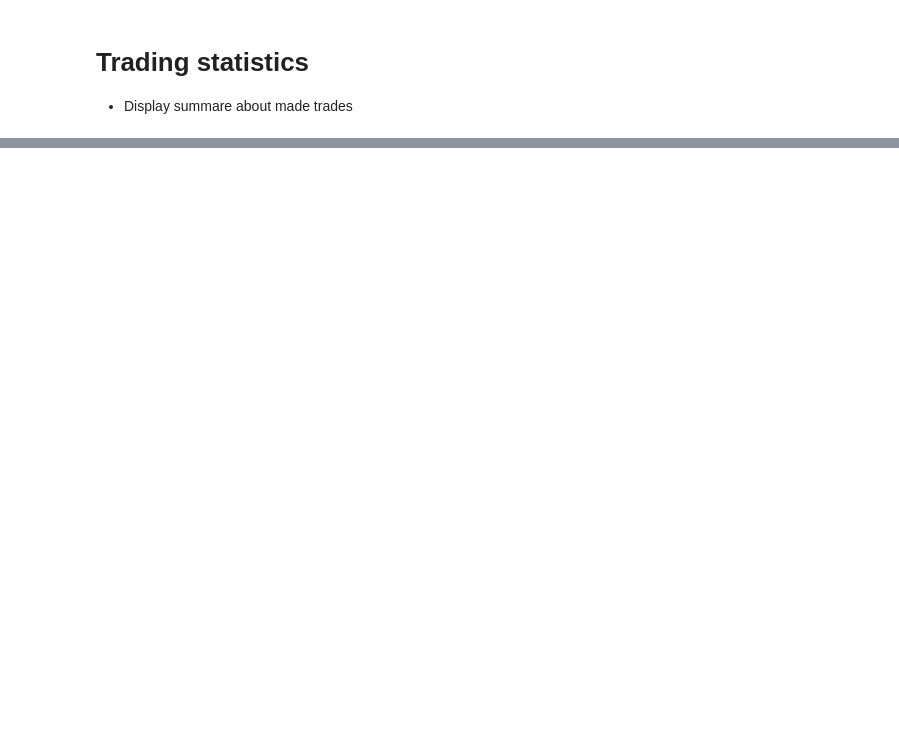
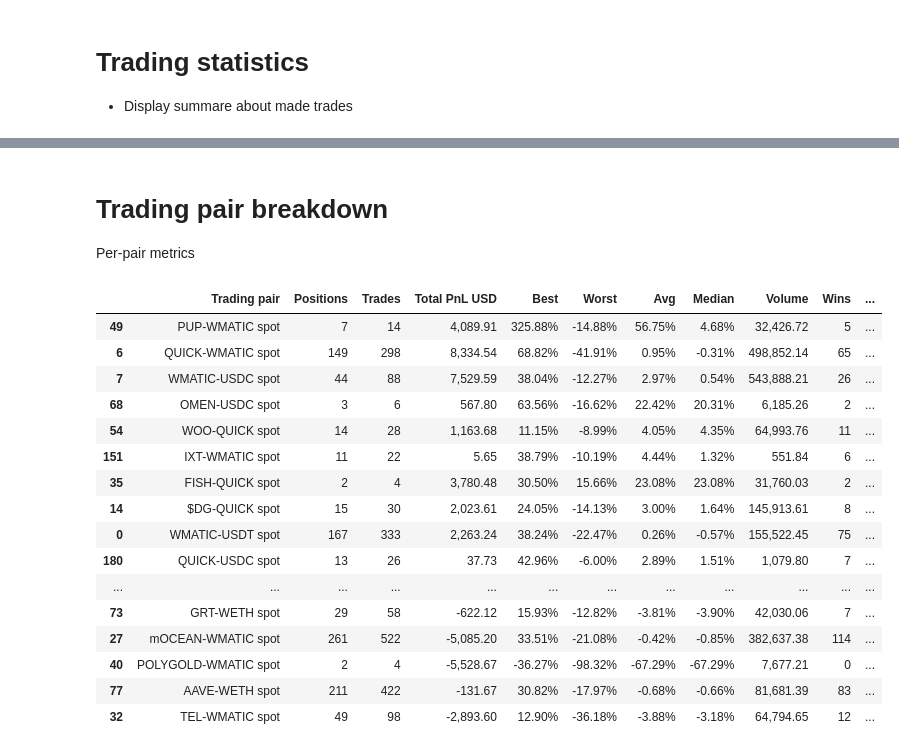
Before and after one commit to tradingstrategy-ai/getting-started, a Jupyter notebook: notebooks/single-backtest/liquidity-risk-analysis.ipynb, the cells around one changed output, grey strips where cells are left out. Cells and saved outputs as stored; diff of their text form; code cells hidden in the pictures; blank space fills up the shorter version.

Commit message:
Update liquidity risk analysis notebook

```diff
--- a/notebooks/single-backtest/liquidity-risk-analysis.ipynb
+++ b/notebooks/single-backtest/liquidity-risk-analysis.ipynb
@@ -63,7 +68,7 @@ class Parameters:
     - Both live trading and backtesting parameters
     """
 
-    id = "portfolio-construction" # Used in cache paths
+    id = "liquidity-risk-analysis" # Used in cache paths
 
     cycle_duration = CycleDuration.d1  # Daily rebalance
     candle_time_bucket = TimeBucket.d1
@@ -74,7 +79,7 @@ class Parameters:
     minimum_rebalance_trade_percent = 0.25  # Portfolio must change at least 1/4 before we start doing rebalance trades
 
     #
-    # Filtering and data quality
+    # Liquidity risk analysis and data quality
     #
     min_liquidity = 100_000  # Do not trade pairs below this amount of USD locked in TVL
     min_price = 0.000001  # Filter out trading pairs with bad price units
@@ -85,12 +90,11 @@ class Parameters:
     #
     chain_id = ChainId.polygon
     routing = TradeRouting.default  # Pick default routes for trade execution
-    required_history_period = datetime.timedelta(days=rsi_length + 1)
 
     #
     # Backtesting only
     #
-    backtest_start = datetime.datetime(2023, 1, 1)
+    backtest_start = datetime.datetime(2021, 1, 1)
     backtest_end = datetime.datetime(2024, 1, 1)
     initial_cash = 10_000
     stop_loss_time_bucket = TimeBucket.h1  # Must match scripts/prefilter-polygon.py
@@ -267,22 +301,25 @@ strategy_universe = create_trading_universe(
 - We use `pandas_ta` Python package to calculate technical indicators
 - These indicators are precalculated and cached on the disk
 # %%
+from tradeexecutor.state.identifier import TradingPairIdentifier
 import pandas as pd
 import pandas_ta
 
-from tradeexecutor.analysis.regime import Regime
 from tradeexecutor.strategy.execution_context import ExecutionContext
 from tradeexecutor.strategy.pandas_trader.indicator import IndicatorSet, IndicatorSource
 from tradeexecutor.strategy.parameters import StrategyParameters
 from tradeexecutor.strategy.trading_strategy_universe import TradingStrategyUniverse
-from tradingstrategy.utils.groupeduniverse import resample_candles
 
 
-def rsi_safe(close_series: pd.Series, length: int):
-    # Work around tokens that appear only for few hours*
+def rsi_safe(close_series: pd.Series, pair: TradingPairIdentifier, length: int):
+    # Work around tokens that appear only for few hours
     if len(close_series) > length:
-        return pandas_ta.rsi(close_series, length)
+        assert close_series.index.is_monotonic_increasing, f"Input price data had gaps: {pair}"  # For debugging bad data
+        res = pandas_ta.rsi(close_series, length)
+        assert res.index.is_monotonic_increasing, "Output RSI series had gaps"  # For debugging bad data
+        return res
     else:
+        # IndicatorCalculationFailed: Could not calculate indicator rsi (<function rsi at 0x16b92f9c0>) for parameters {'length': 7}, input data is 5 rows
         # The token did not trade long enough we could have ever calculated RSI
         return pd.Series(dtype="float64", index=pd.DatetimeIndex([]))
 
@@ -348,27 +385,31 @@ def decide_trades(
 
     alpha_model = AlphaModel(timestamp)
 
-    trades = []
+    # Because we get the same pair across many DEXes do not repeat
+    # the signal for multiple pairs.
+    # Pairs will come in random order, not sorted by liquidity.
+    # Ticker is base token - quote token, no DEX info attached.
+    allocated_tokens = {pos.pair.base.address for pos in state.portfolio.open_positions.values()}
+
     for pair in strategy_universe.iterate_pairs():
 
         # Available trading liquidity,
         # read from the last day sample
         tvl = indicators.get_tvl(pair=pair)
-        if tvl < parameters.min_liquidity:
+        if tvl is None or tvl < parameters.min_liquidity:
             # Not yet enough liquidity to trade
             continue
 
-        # Check last close price
-        price = indicators.get_price(pair=pair)
-        rsi = indicators.get_indicator_value("rsi", pair=pair)
+        rsi = indicators.get_indicator_value("rsi", pair=pair, data_delay_tolerance=pd.Timedelta(days=2))
 
         # Does the trading pair have good RSI in this point of history?
         if rsi is not None:
             # Interpret RSI above +50 as a positive momentum
             signal = rsi - 50
-            if signal > 0:
+            if signal > 0 and pair.base.address not in allocated_tokens:
                 # Consider positive signals only, because we cannot short
                 alpha_model.set_signal(pair, signal)
+                allocated_tokens.add(pair.base.address)  # Don't allocate again in this cycle
 
     # Use alpha model and construct a portfolio of four top assets
     alpha_model.select_top_signals(parameters.max_assets)
@@ -474,0 +559,28 @@ display(summary.to_dataframe())
+# %% [markdown]
+# Trading pair breakdown
+
+Per-pair metrics
+# %%
+from tradeexecutor.analysis.multipair import analyse_multipair
+from tradeexecutor.analysis.multipair import format_multipair_summary
+
+multipair_summary = analyse_multipair(state)
+display(format_multipair_summary(multipair_summary))
+# %% [output]
+|  | Trading pair | Positions | Trades | Total PnL USD | Best | Worst | Avg | Median | Volume | Wins | ... |
+| 49 | PUP-WMATIC spot | 7 | 14 | 4,089.91 | 325.88% | -14.88% | 56.75% | 4.68% | 32,426.72 | 5 | ... |
+| 6 | QUICK-WMATIC spot | 149 | 298 | 8,334.54 | 68.82% | -41.91% | 0.95% | -0.31% | 498,852.14 | 65 | ... |
+| 7 | WMATIC-USDC spot | 44 | 88 | 7,529.59 | 38.04% | -12.27% | 2.97% | 0.54% | 543,888.21 | 26 | ... |
+| 68 | OMEN-USDC spot | 3 | 6 | 567.80 | 63.56% | -16.62% | 22.42% | 20.31% | 6,185.26 | 2 | ... |
+| 54 | WOO-QUICK spot | 14 | 28 | 1,163.68 | 11.15% | -8.99% | 4.05% | 4.35% | 64,993.76 | 11 | ... |
+| 151 | IXT-WMATIC spot | 11 | 22 | 5.65 | 38.79% | -10.19% | 4.44% | 1.32% | 551.84 | 6 | ... |
+| 35 | FISH-QUICK spot | 2 | 4 | 3,780.48 | 30.50% | 15.66% | 23.08% | 23.08% | 31,760.03 | 2 | ... |
+| 14 | $DG-QUICK spot | 15 | 30 | 2,023.61 | 24.05% | -14.13% | 3.00% | 1.64% | 145,913.61 | 8 | ... |
+| 0 | WMATIC-USDT spot | 167 | 333 | 2,263.24 | 38.24% | -22.47% | 0.26% | -0.57% | 155,522.45 | 75 | ... |
+| 180 | QUICK-USDC spot | 13 | 26 | 37.73 | 42.96% | -6.00% | 2.89% | 1.51% | 1,079.80 | 7 | ... |
+| ... | ... | ... | ... | ... | ... | ... | ... | ... | ... | ... | ... |
+| 73 | GRT-WETH spot | 29 | 58 | -622.12 | 15.93% | -12.82% | -3.81% | -3.90% | 42,030.06 | 7 | ... |
+| 27 | mOCEAN-WMATIC spot | 261 | 522 | -5,085.20 | 33.51% | -21.08% | -0.42% | -0.85% | 382,637.38 | 114 | ... |
+| 40 | POLYGOLD-WMATIC spot | 2 | 4 | -5,528.67 | -36.27% | -98.32% | -67.29% | -67.29% | 7,677.21 | 0 | ... |
+| 77 | AAVE-WETH spot | 211 | 422 | -131.67 | 30.82% | -17.97% | -0.68% | -0.66% | 81,681.39 | 83 | ... |
+| 32 | TEL-WMATIC spot | 49 | 98 | -2,893.60 | 12.90% | -36.18% | -3.88% | -3.18% | 64,794.65 | 12 | ... |
```
Also changed, not shown: parts of 11 cells of this notebook, 1 other file.
